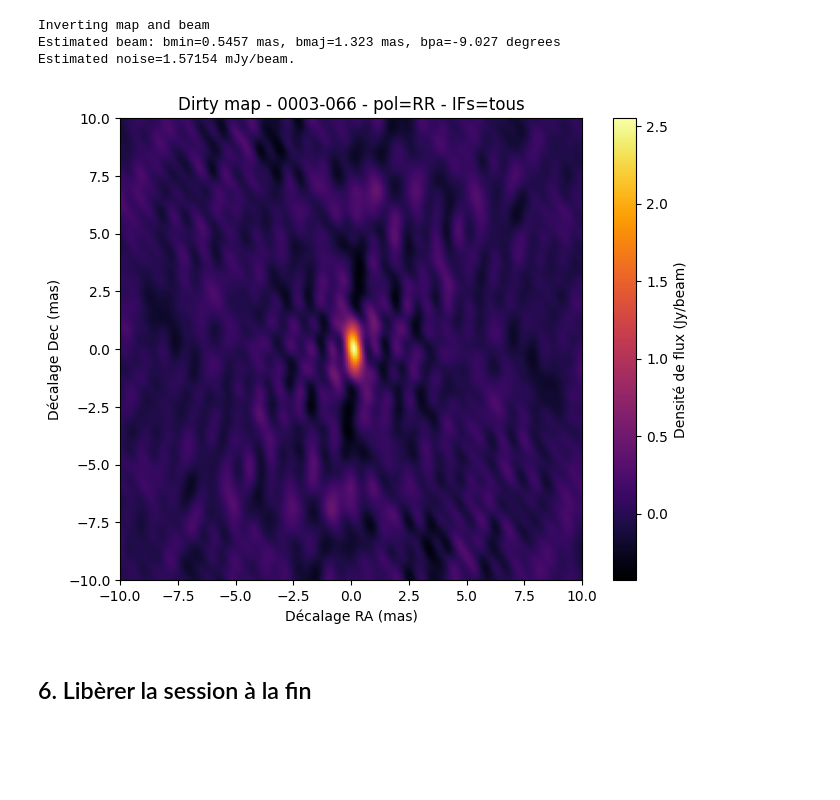
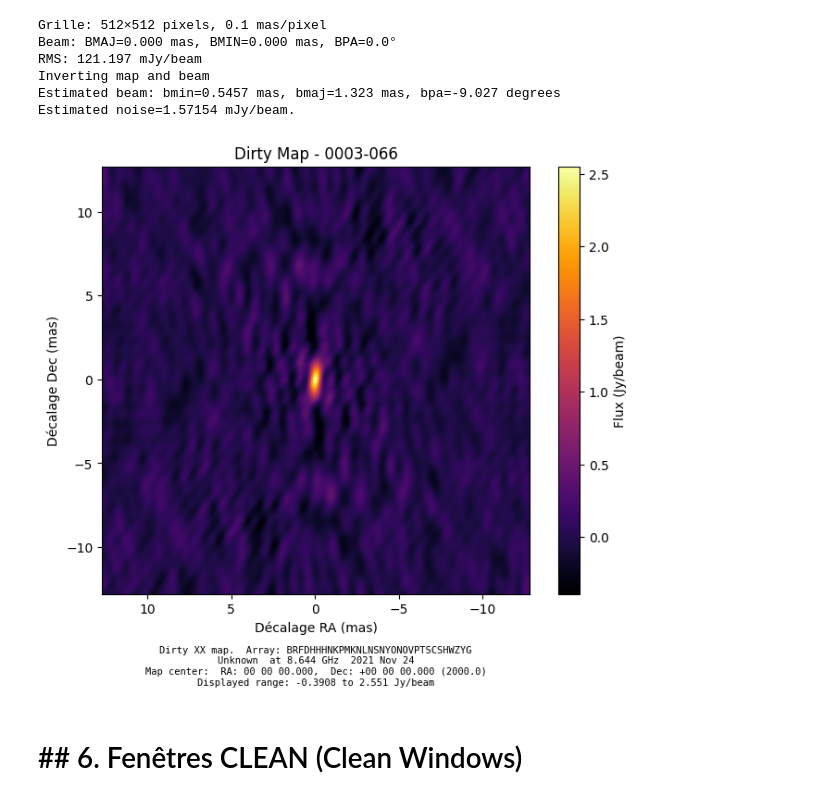
Before and after one commit to iimavne/DIFMAP, a Jupyter notebook: demo_pipeline_python.ipynb, the cells around one changed output. Drawn from its saved outputs; the diff is of its cells as text; code cells hidden in the pictures; blank space fills up the shorter version.

```diff
--- a/demo_pipeline_python.ipynb
+++ b/demo_pipeline_python.ipynb
@@ -110,20 +123,27 @@ plt.show()
 # %%
-# Dirty map : TF inverse des visibilités sans déconvolution.
-# Image brute avant CLEAN
-session.imager.mapsize(MAP_SIZE, CELL_SIZE_MAS)        # grille : pixels × mas/pixel
-session.imager.invert()                                # calcule la TF inverse
+# Définition de la grille d'imagerie
+session.imager.mapsize(MAP_SIZE, CELL_SIZE_MAS)
+print(f"Grille: {MAP_SIZE}×{MAP_SIZE} pixels, {CELL_SIZE_MAS} mas/pixel")
 
+# Calcul de la Dirty Map (FFT inverse)
+session.imager.invert()
+print_beam_info(session)
+
+# Affichage SANS contours (conformément à Difmap)
+# Important: ne pas forcer xlim/ylim plus grands que l'extent de l'image
+# sinon ça crée une marge (cadre blanc) dans la figure.
 session.vis.mapplot(
-    title=f"Dirty map - {session.obs.source} - pol={selected_pol} - IFs={format_if_range(REQUESTED_IFS)}",
-    cmap="inferno" ,  # palette : 'inferno', 'viridis', 'gray' …
-    xlim=(-10, 10),   # bornes RA en mas
-    ylim=(-10, 10),   # bornes Dec en mas
+    title=f"Dirty Map - {session.obs.source}",
+    cmap="inferno",
 )
 plt.show()
 # %% [output]
+Grille: 512×512 pixels, 0.1 mas/pixel
+Beam: BMAJ=0.000 mas, BMIN=0.000 mas, BPA=0.0°
+RMS: 121.197 mJy/beam
 Inverting map and beam
 Estimated beam: bmin=0.5457 mas, bmaj=1.323 mas, bpa=-9.027 degrees
 Estimated noise=1.57154 mJy/beam.
-[figure, old version]
+[figure, new version]
 # %% [markdown]
-## 6. Libèrer la session à la fin
+# ## 6. Fenêtres CLEAN (Clean Windows)
```
Also changed, not shown: parts of 29 cells of this notebook, 14 other files.
